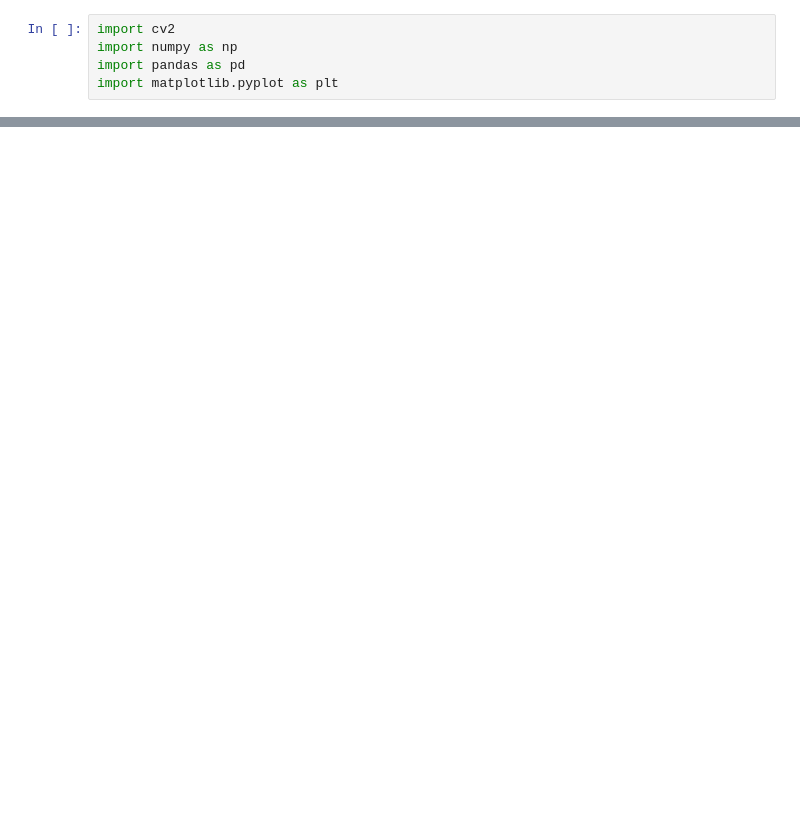
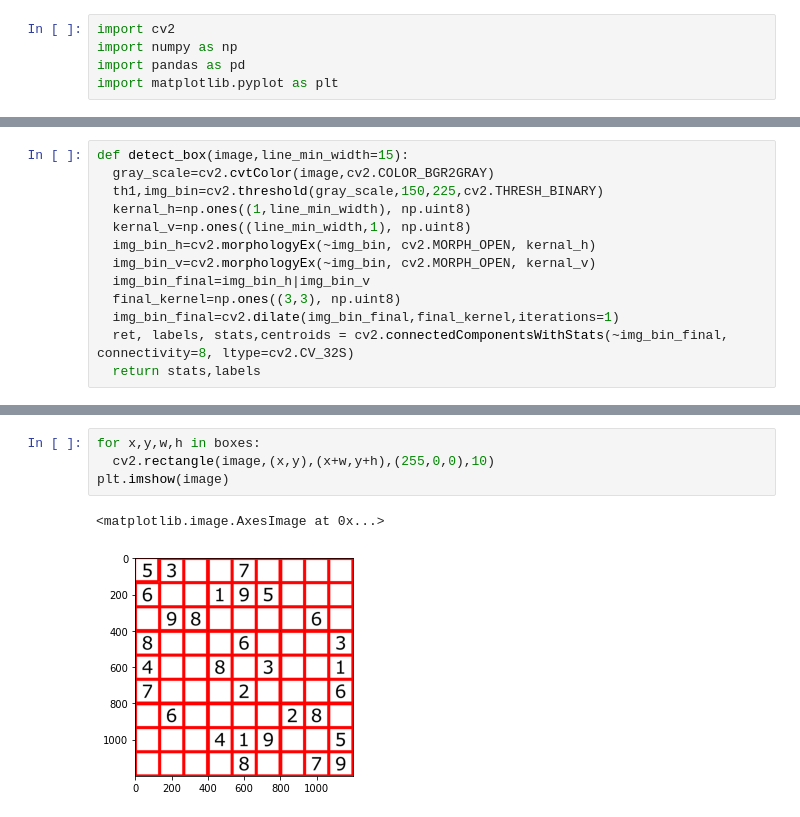
Before and after one commit to OlegTkhor/sudoku, a Jupyter notebook: Sudoku.ipynb, the cells around one changed output, grey strips where cells are left out. Cells and saved outputs as stored; diff of their text form; blank space fills up the shorter version.

```diff
--- a/Sudoku.ipynb
+++ b/Sudoku.ipynb
@@ -27,0 +21,13 @@ plt.show()
+# %%
+def detect_box(image,line_min_width=15):
+  gray_scale=cv2.cvtColor(image,cv2.COLOR_BGR2GRAY)
+  th1,img_bin=cv2.threshold(gray_scale,150,225,cv2.THRESH_BINARY)
+  kernal_h=np.ones((1,line_min_width), np.uint8)
+  kernal_v=np.ones((line_min_width,1), np.uint8)
+  img_bin_h=cv2.morphologyEx(~img_bin, cv2.MORPH_OPEN, kernal_h)
+  img_bin_v=cv2.morphologyEx(~img_bin, cv2.MORPH_OPEN, kernal_v)
+  img_bin_final=img_bin_h|img_bin_v
+  final_kernel=np.ones((3,3), np.uint8)
+  img_bin_final=cv2.dilate(img_bin_final,final_kernel,iterations=1)
+  ret, labels, stats,centroids = cv2.connectedComponentsWithStats(~img_bin_final, connectivity=8, ltype=cv2.CV_32S)
+  return stats,labels
@@ -27,0 +47,7 @@ plt.show()
+# %%
+for x,y,w,h in boxes:
+  cv2.rectangle(image,(x,y),(x+w,y+h),(255,0,0),10)
+plt.imshow(image)
+# %% [output]
+<matplotlib.image.AxesImage at 0x...>
+[figure, added]
```
Also changed, not shown: parts of 5 cells of this notebook.
